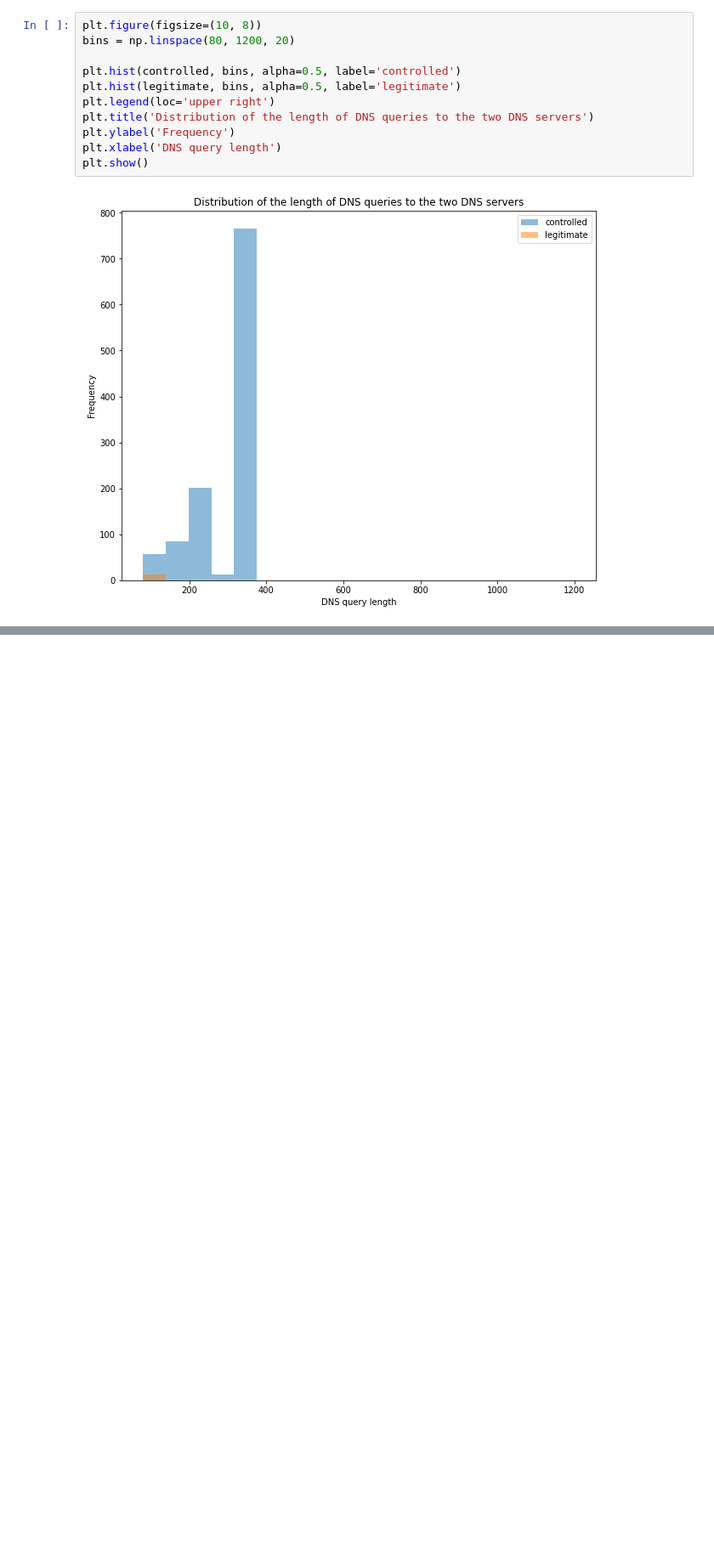
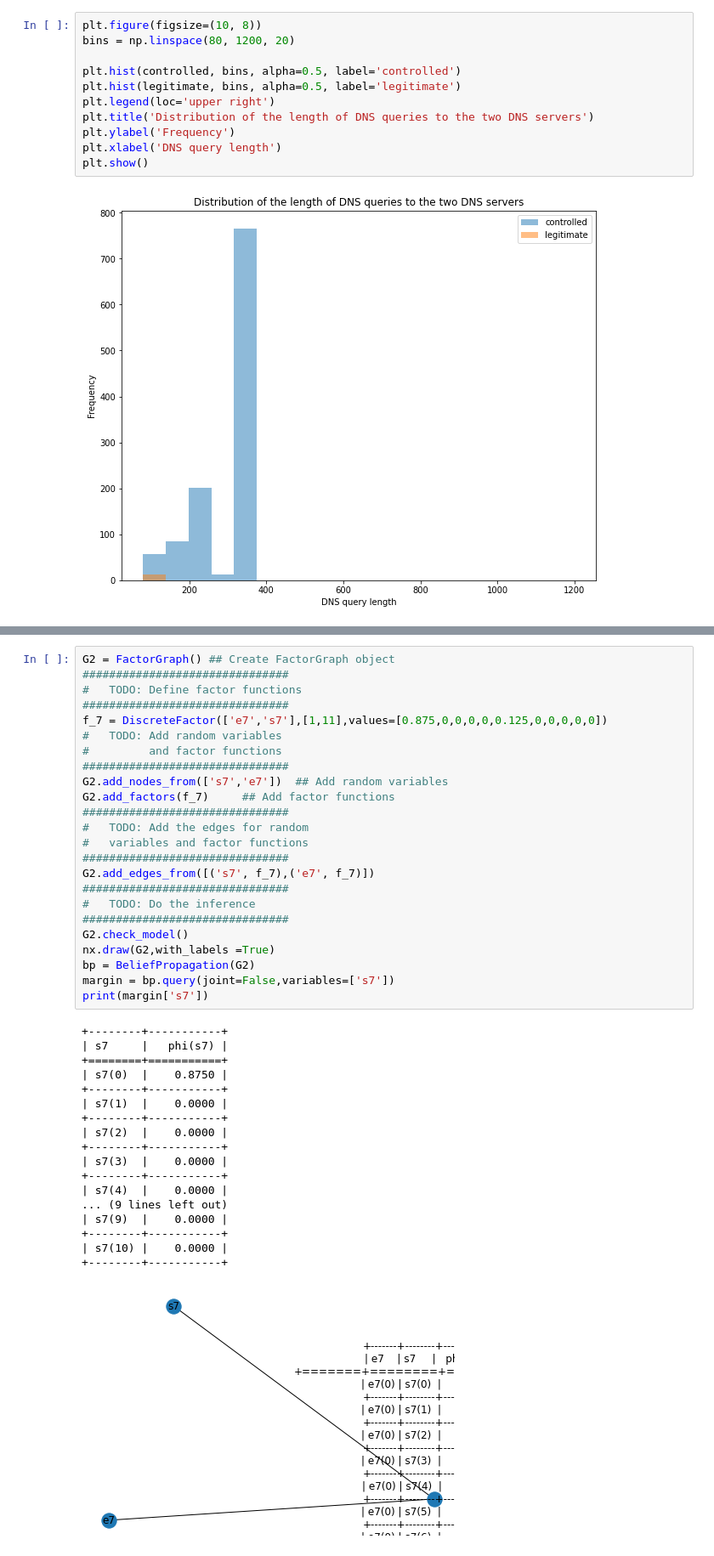
Before and after one commit to cam-ge/mp3, a Jupyter notebook: zinan2_MP3.ipynb, the cells around one changed output, grey strips where cells are left out. Shown at 85% size. Drawn from its saved outputs; the diff is of its cells as text; blank space fills up the shorter version.

```diff
--- a/zinan2_MP3.ipynb
+++ b/zinan2_MP3.ipynb
@@ -385,0 +681,43 @@ plt.show()
+# %%
+G2 = FactorGraph() ## Create FactorGraph object
+###############################
+#   TODO: Define factor functions
+###############################
+f_7 = DiscreteFactor(['e7','s7'],[1,11],values=[0.875,0,0,0,0,0.125,0,0,0,0,0])
+#   TODO: Add random variables
+#         and factor functions
+###############################
+G2.add_nodes_from(['s7','e7'])  ## Add random variables
+G2.add_factors(f_7)     ## Add factor functions
+###############################
+#   TODO: Add the edges for random
+#   variables and factor functions
+###############################
+G2.add_edges_from([('s7', f_7),('e7', f_7)])
+###############################
+#   TODO: Do the inference
+###############################
+G2.check_model()
+nx.draw(G2,with_labels =True)
+bp = BeliefPropagation(G2)
+margin = bp.query(joint=False,variables=['s7'])
+print(margin['s7'])
+# %% [output]
++--------+-----------+
+| s7     |   phi(s7) |
++========+===========+
+| s7(0)  |    0.8750 |
++--------+-----------+
+| s7(1)  |    0.0000 |
++--------+-----------+
+| s7(2)  |    0.0000 |
++--------+-----------+
+| s7(3)  |    0.0000 |
++--------+-----------+
+| s7(4)  |    0.0000 |
+... (9 lines left out)
+| s7(9)  |    0.0000 |
++--------+-----------+
+| s7(10) |    0.0000 |
++--------+-----------+
+[figure, added]
```
Also changed, not shown: parts of 34 cells of this notebook.
